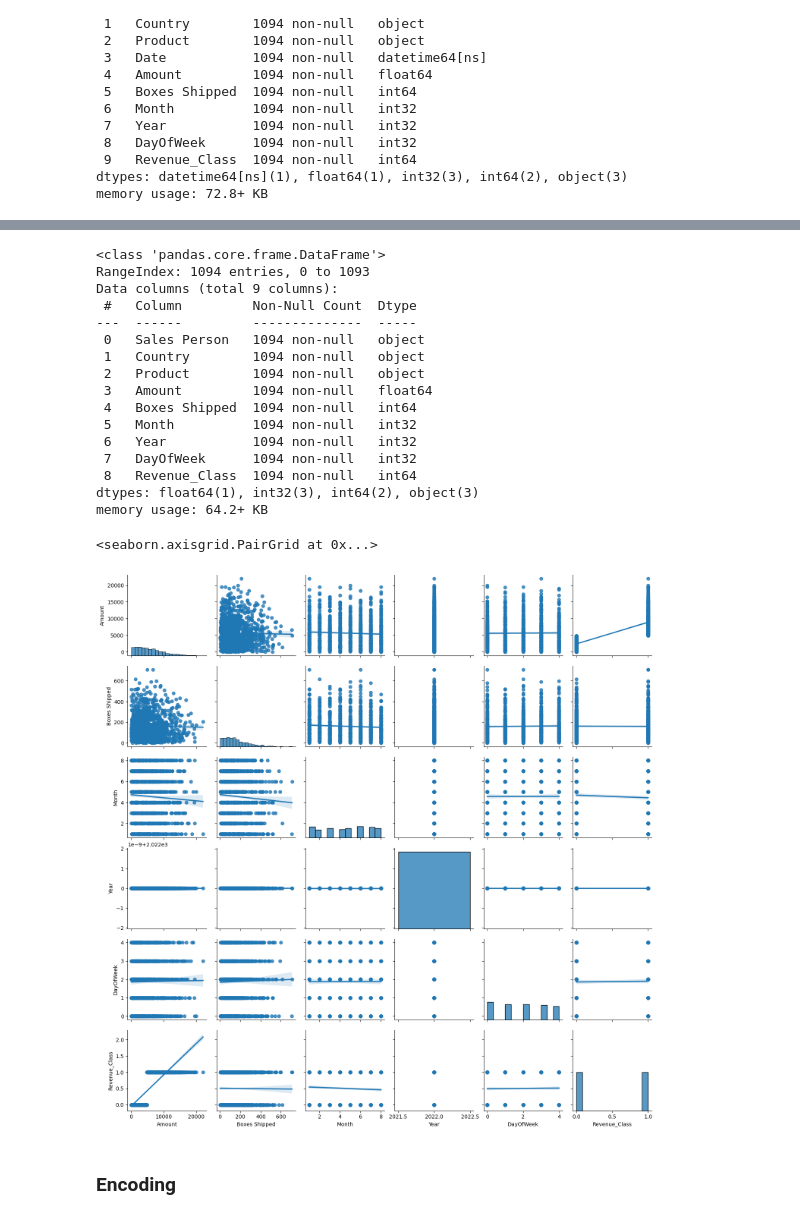
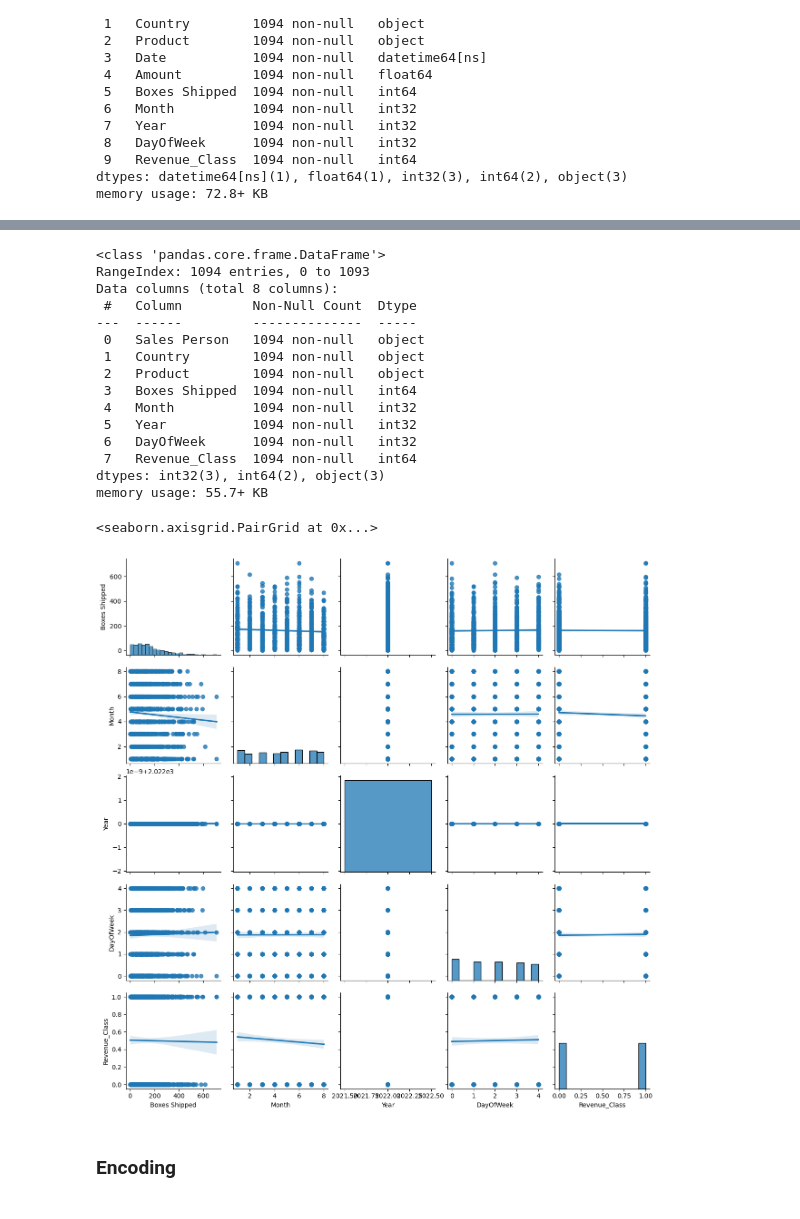
Before and after one commit to ZehraArshad/Exploratory-Data-Analysis, a Jupyter notebook: class activity/every_classifier.ipynb, the cells around one changed output, grey strips where cells are left out. Drawn from its saved outputs; the diff is of its cells as text; code cells hidden in the pictures.

```diff
--- a/class activity/every_classifier.ipynb
+++ b/class activity/every_classifier.ipynb
@@ -495,6 +511,6 @@ Data columns (total 9 columns):
 dtypes: datetime64[ns](1), float64(1), int32(3), int64(1), object(3)
 memory usage: 64.2+ KB
 # %%
-data = chocolate_data
+data = chocolate_data.copy()
 data
 # %% [output]
@@ -562,29 +584,28 @@ memory usage: 72.8+ KB
 # %%
-data=data.drop('Date', axis=1)
+data=data.drop(['Date','Amount'], axis=1)
 # %%
 data.info()
 # %% [output]
 <class 'pandas.core.frame.DataFrame'>
 RangeIndex: 1094 entries, 0 to 1093
-Data columns (total 9 columns):
+Data columns (total 8 columns):
  #   Column         Non-Null Count  Dtype
 ---  ------         --------------  -----
  0   Sales Person   1094 non-null   object
  1   Country        1094 non-null   object
  2   Product        1094 non-null   object
- 3   Amount         1094 non-null   float64
- 4   Boxes Shipped  1094 non-null   int64
- 5   Month          1094 non-null   int32
- 6   Year           1094 non-null   int32
- 7   DayOfWeek      1094 non-null   int32
- 8   Revenue_Class  1094 non-null   int64
-dtypes: float64(1), int32(3), int64(2), object(3)
-memory usage: 64.2+ KB
+ 3   Boxes Shipped  1094 non-null   int64
+ 4   Month          1094 non-null   int32
+ 5   Year           1094 non-null   int32
+ 6   DayOfWeek      1094 non-null   int32
+ 7   Revenue_Class  1094 non-null   int64
+dtypes: int32(3), int64(2), object(3)
+memory usage: 55.7+ KB
 # %%
-sns.pairplot(chocolate_data, kind='reg')
+sns.pairplot(data, kind='reg')
 # %% [output]
 <seaborn.axisgrid.PairGrid at 0x...>
-[figure, old version]
+[figure, new version]
 # %% [markdown]
 ### Encoding
 # %%
```
Also changed, not shown: parts of 4 cells of this notebook, 2 other files.
